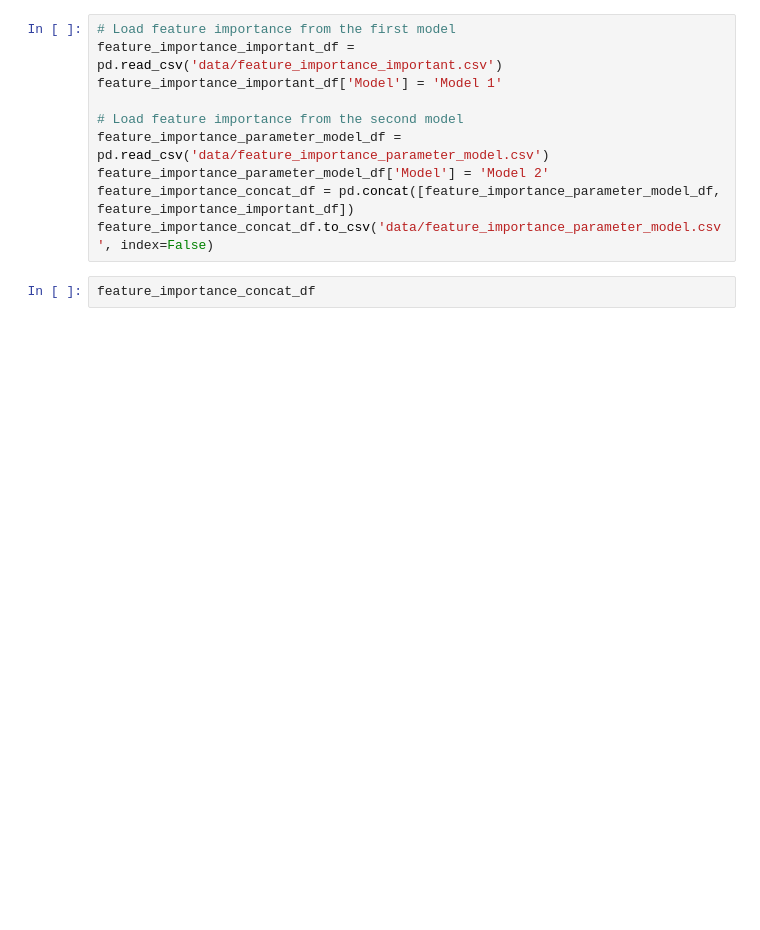
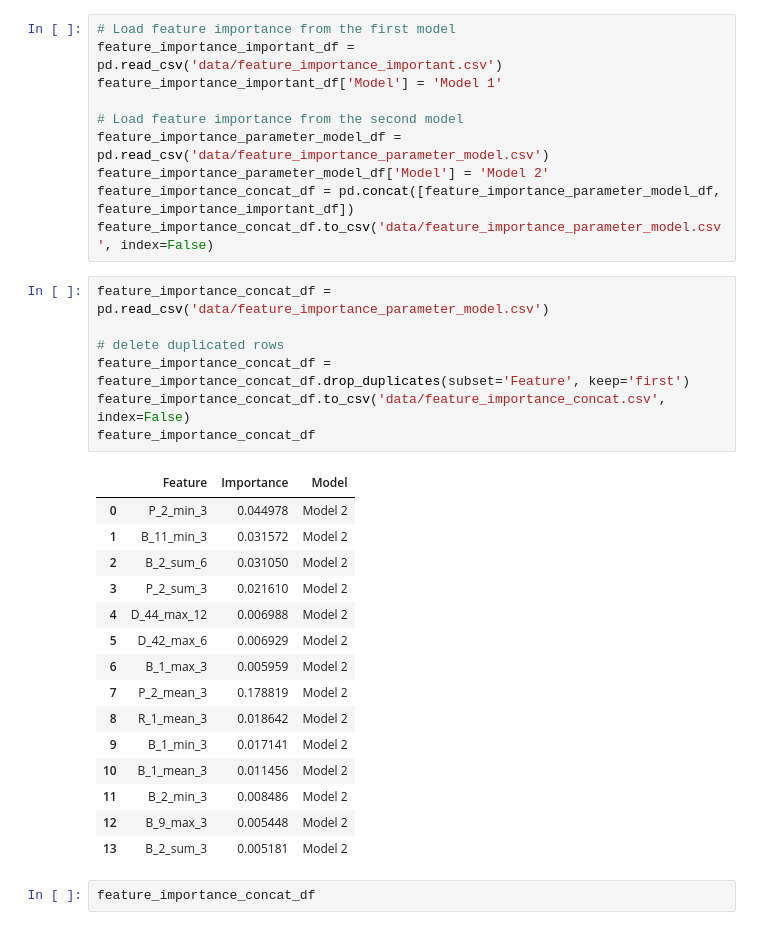
Before and after one commit to itoshiyanazawa/fall2024_ml_credit_risk, a Jupyter notebook: analysis_itoshi.ipynb, the cells around one changed output. Drawn from its saved outputs; the diff is of its cells as text; blank space fills up the shorter version.

```diff
--- a/analysis_itoshi.ipynb
+++ b/analysis_itoshi.ipynb
@@ -473,6 +473,29 @@ feature_importance_parameter_model_df = pd.read_csv('data/feature_importance_par
 feature_importance_parameter_model_df['Model'] = 'Model 2'
 feature_importance_concat_df = pd.concat([feature_importance_parameter_model_df, feature_importance_important_df])
 feature_importance_concat_df.to_csv('data/feature_importance_parameter_model.csv', index=False)
+# %%
+feature_importance_concat_df = pd.read_csv('data/feature_importance_parameter_model.csv')
+
+# delete duplicated rows
+feature_importance_concat_df = feature_importance_concat_df.drop_duplicates(subset='Feature', keep='first')
+feature_importance_concat_df.to_csv('data/feature_importance_concat.csv', index=False)
+feature_importance_concat_df
+# %% [output]
+|  | Feature | Importance | Model |
+| 0 | P_2_min_3 | 0.044978 | Model 2 |
+| 1 | B_11_min_3 | 0.031572 | Model 2 |
+| 2 | B_2_sum_6 | 0.031050 | Model 2 |
+| 3 | P_2_sum_3 | 0.021610 | Model 2 |
+| 4 | D_44_max_12 | 0.006988 | Model 2 |
+| 5 | D_42_max_6 | 0.006929 | Model 2 |
+| 6 | B_1_max_3 | 0.005959 | Model 2 |
+| 7 | P_2_mean_3 | 0.178819 | Model 2 |
+| 8 | R_1_mean_3 | 0.018642 | Model 2 |
+| 9 | B_1_min_3 | 0.017141 | Model 2 |
+| 10 | B_1_mean_3 | 0.011456 | Model 2 |
+| 11 | B_2_min_3 | 0.008486 | Model 2 |
+| 12 | B_9_max_3 | 0.005448 | Model 2 |
+| 13 | B_2_sum_3 | 0.005181 | Model 2 |
 # %%
 feature_importance_concat_df
 # %% [output]
```
Also changed, not shown: parts of 12 cells of this notebook.
